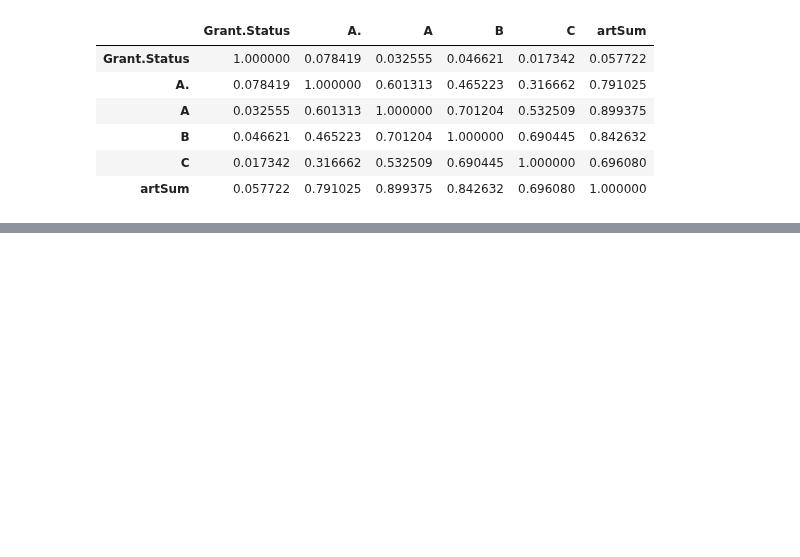
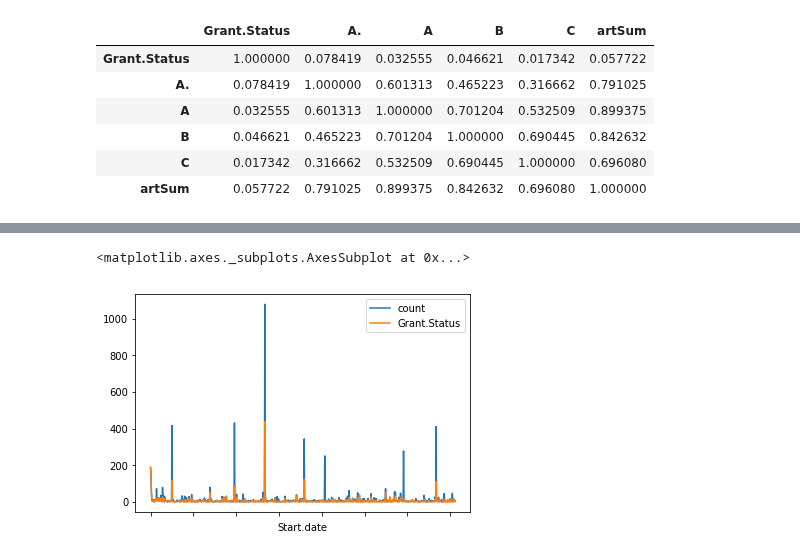
Before and after one commit to 2018HCIntern/2018HCIntern, a Jupyter notebook: GAN/milestone.grant/eda.ipynb, the cells around one changed output, grey strips where cells are left out. Cells and saved outputs as stored; diff of their text form; code cells hidden in the pictures; blank space fills up the shorter version.

```diff
--- a/GAN/milestone.grant/eda.ipynb
+++ b/GAN/milestone.grant/eda.ipynb
@@ -141,0 +205,5 @@ Name: Grant.Status, Length: 166, dtype: float64
+# %%
+tr_d['Number.of.Successful.Grant'] = tr_d[class_list(tr_d, 'Number.of.Successful.Grant')].fillna(0).sum(axis=1)
+tr_d[['Grant.Status', 'Number.of.Successful.Grant']].corr()
+tr_d[class_list(tr_d, 'Number.of.Successful.Grant')] = tr_d[class_list(tr_d, 'Number.of.Successful.Grant')].fillna(0)
+tr_d[class_list(tr_d, 'Number.of.Unsuccessful.Grant')] = tr_d[class_list(tr_d, 'Number.of.Unsuccessful.Grant')].fillna(0)
@@ -141,0 +304,14 @@ Name: Grant.Status, Length: 166, dtype: float64
+# %%
+grouped = tr_d
+grouped['count'] = 1
+# grouped = grouped[['Start.date', 'Grant.Status', 'count']].groupby('Start.date', as_index=False)
+grouped = grouped[['Start.date', 'Grant.Status', 'count']].groupby('Start.date')
+# %%
+gtr_d = grouped.sum()
+# %%
+gtr_d['ratio'] = gtr_d['Grant.Status'] / gtr_d['count']
+# %%
+gtr_d[['count', 'Grant.Status']].plot()
+# %% [output]
+<matplotlib.axes._subplots.AxesSubplot at 0x...>
+[figure, added]
```
Also changed, not shown: parts of 19 cells of this notebook, 1 other file.
